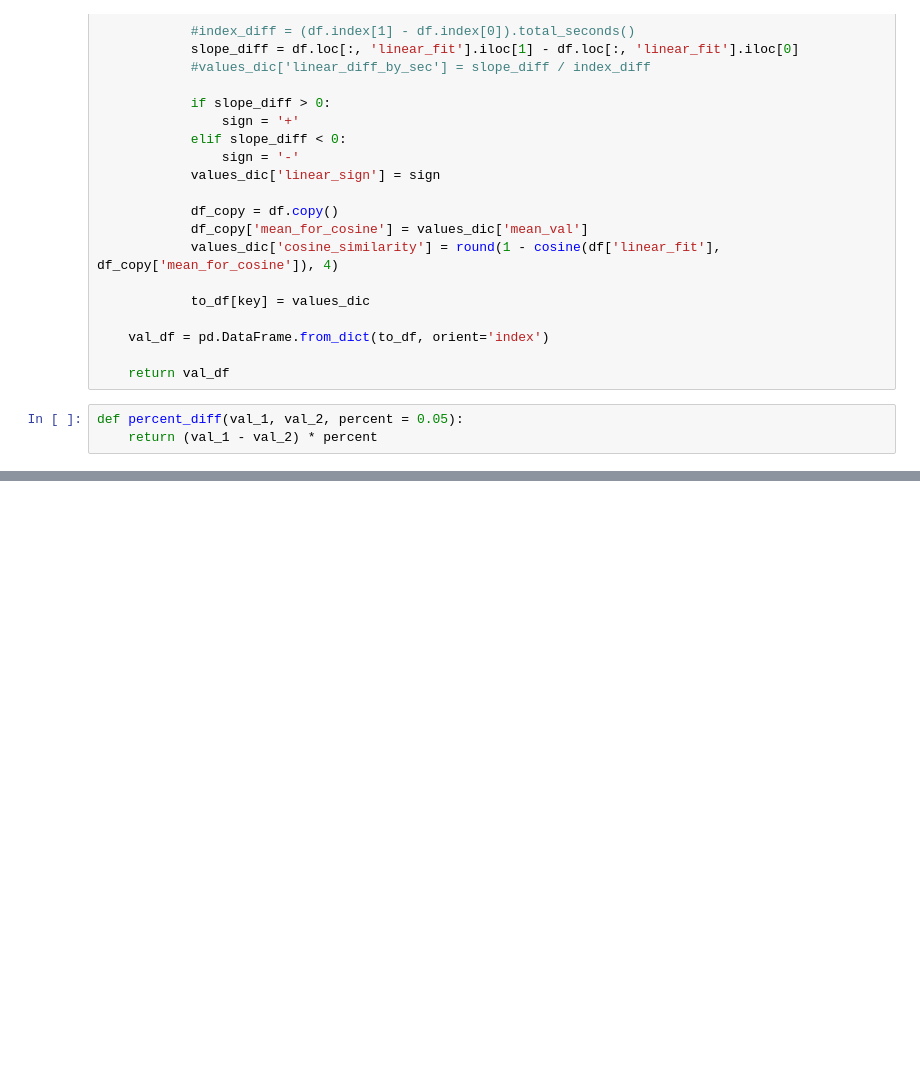
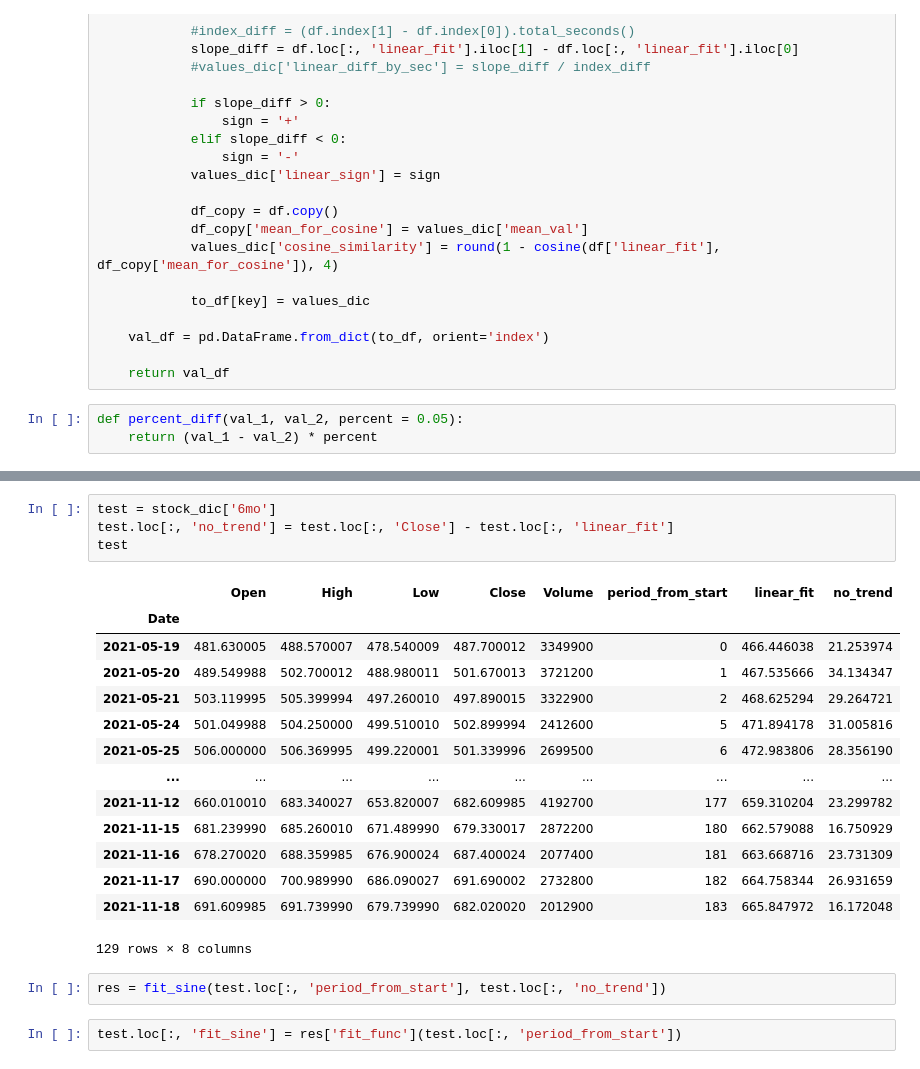
Before and after one commit to seantanken/GalvanizeRepo, a Jupyter notebook: stock_analyzer/yfinance_stock_analysis.ipynb, the cells around one changed output, grey strips where cells are left out. Saved outputs shown, nothing was run; the diff lists cells and outputs as text; blank space fills up the shorter version.

```diff
--- a/stock_analyzer/yfinance_stock_analysis.ipynb
+++ b/stock_analyzer/yfinance_stock_analysis.ipynb
@@ -107,0 +173,23 @@ def analysis(stock_dic, val_df):
+# %%
+test = stock_dic['6mo']
+test.loc[:, 'no_trend'] = test.loc[:, 'Close'] - test.loc[:, 'linear_fit']
+test
+# %% [output]
+|  | Open | High | Low | Close | Volume | period_from_start | linear_fit | no_trend |
+| Date |  |  |  |  |  |  |  |  |
+| 2021-05-19 | 481.630005 | 488.570007 | 478.540009 | 487.700012 | 3349900 | 0 | 466.446038 | 21.253974 |
+| 2021-05-20 | 489.549988 | 502.700012 | 488.980011 | 501.670013 | 3721200 | 1 | 467.535666 | 34.134347 |
+| 2021-05-21 | 503.119995 | 505.399994 | 497.260010 | 497.890015 | 3322900 | 2 | 468.625294 | 29.264721 |
+| 2021-05-24 | 501.049988 | 504.250000 | 499.510010 | 502.899994 | 2412600 | 5 | 471.894178 | 31.005816 |
+| 2021-05-25 | 506.000000 | 506.369995 | 499.220001 | 501.339996 | 2699500 | 6 | 472.983806 | 28.356190 |
+| ... | ... | ... | ... | ... | ... | ... | ... | ... |
+| 2021-11-12 | 660.010010 | 683.340027 | 653.820007 | 682.609985 | 4192700 | 177 | 659.310204 | 23.299782 |
+| 2021-11-15 | 681.239990 | 685.260010 | 671.489990 | 679.330017 | 2872200 | 180 | 662.579088 | 16.750929 |
+| 2021-11-16 | 678.270020 | 688.359985 | 676.900024 | 687.400024 | 2077400 | 181 | 663.668716 | 23.731309 |
+| 2021-11-17 | 690.000000 | 700.989990 | 686.090027 | 691.690002 | 2732800 | 182 | 664.758344 | 26.931659 |
+| 2021-11-18 | 691.609985 | 691.739990 | 679.739990 | 682.020020 | 2012900 | 183 | 665.847972 | 16.172048 |
+129 rows × 8 columns
+# %%
+res = fit_sine(test.loc[:, 'period_from_start'], test.loc[:, 'no_trend'])
+# %%
+test.loc[:, 'fit_sine'] = res['fit_func'](test.loc[:, 'period_from_start'])
```
Also changed, not shown: parts of 17 cells of this notebook.
